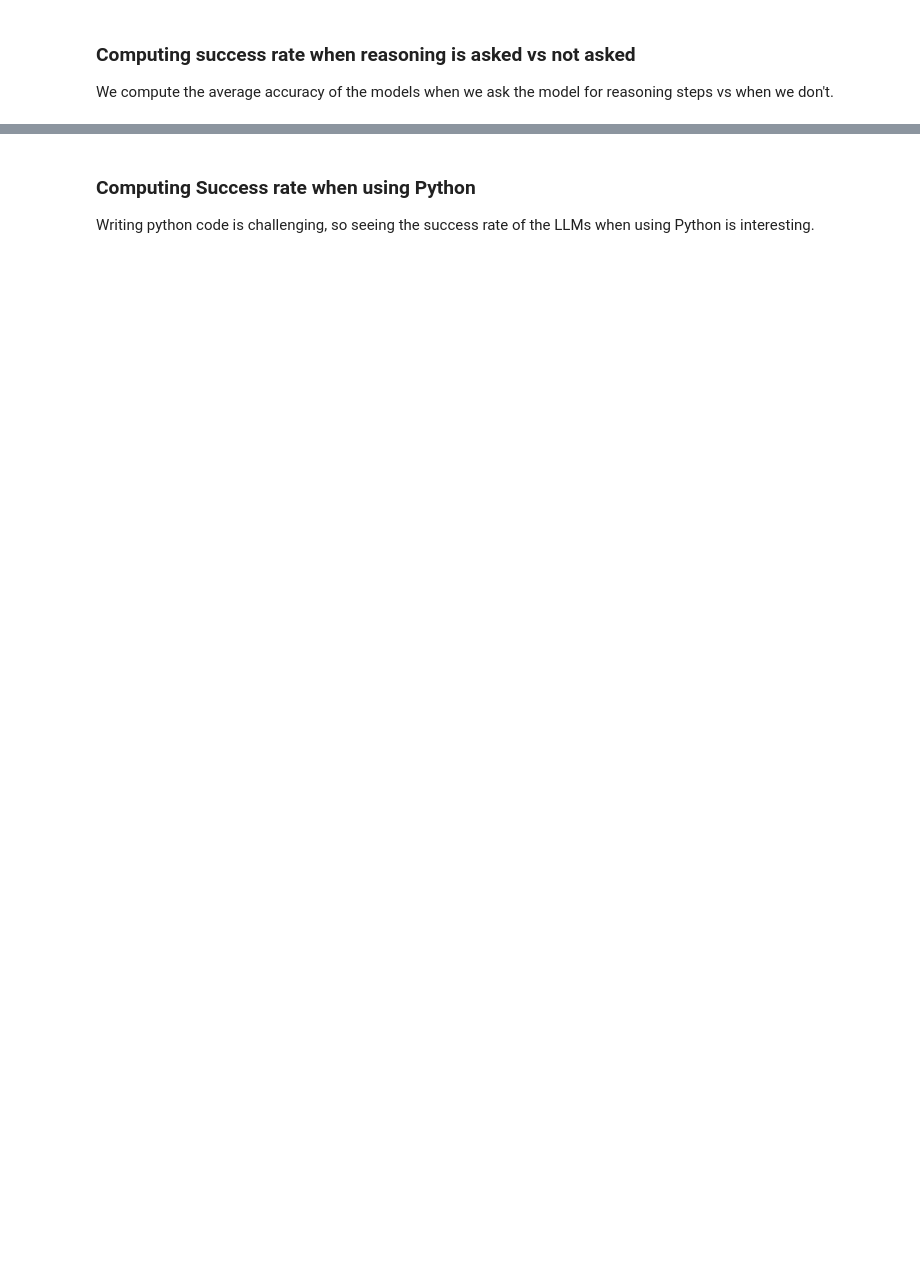
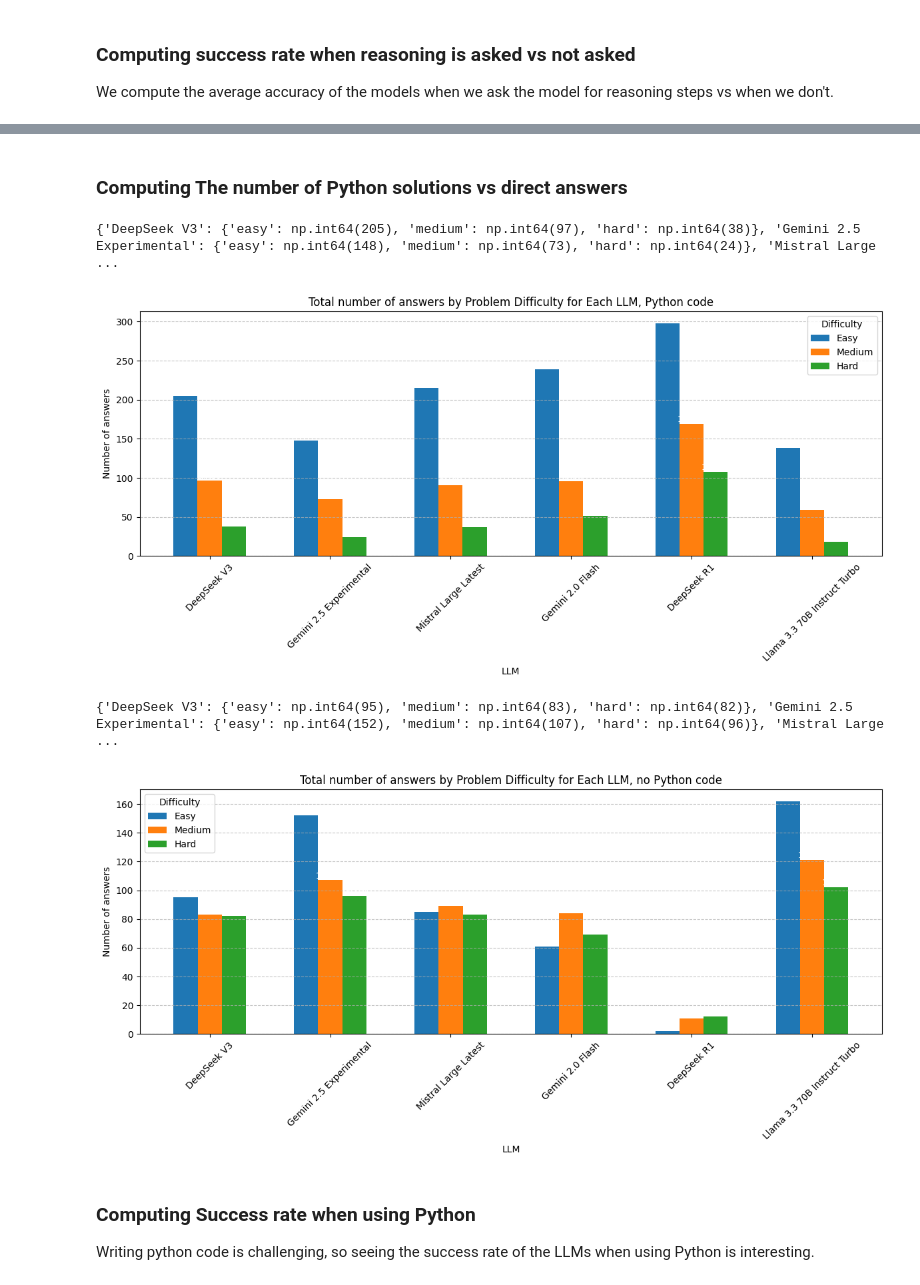
Before and after one commit to theodormoroianu/mateinfoub-with-llm, a Jupyter notebook: src/analysis.ipynb, the cells around one changed output, grey strips where cells are left out. Drawn from its saved outputs; the diff is of its cells as text; code cells hidden in the pictures; blank space fills up the shorter version.

```diff
--- a/src/analysis.ipynb
+++ b/src/analysis.ipynb
@@ -245,3 +381,77 @@ for sol_file in ["solutions", "solutions_no_reasoning"]:
+# %% [markdown]
+### Computing The number of Python solutions vs direct answers
+# %%
+for use_python in [True, False]:
+    # Extract data from DuckDB
+    df = duckdb.sql(
+        f"""
+        SELECT problem_index, llm, SUM(correct) as correct, COUNT(*) as total
+        FROM solutions
+        WHERE python_code is {"" if use_python else "not"} null
+        GROUP BY problem_index, llm
+    """
+    ).df()
+
+    plot_data = {model: {"easy": [], "medium": [], "hard": []} for model in MODELS}
+    for _, row in df.iterrows():
+        plot_data[row["llm"]][problem_index_to_difficulty(row["problem_index"])].append(
+            row["total"]
+        )
+
+    # Plot the data
+
+    # Calculate total for each difficulty level
+    total_plot_data = {
+        model: {
+            difficulty: np.sum(total) for difficulty, total in data.items()
+        }
+        for model, data in plot_data.items()
+    }
+
+    print(total_plot_data)
+
+    # Plot the data
+    plt.figure(figsize=(12, 6))
+    bar_width = 0.2
+    index = np.arange(len(MODELS))
+
+    for i, difficulty in enumerate(["easy", "medium", "hard"]):
+        total = [total_plot_data[model][difficulty] for model in MODELS]
+        bars = plt.bar(
+            index + i * bar_width,
+            total,
+            bar_width,
+            label=f"{difficulty.capitalize()}",
+        )
+
+        # Add values on top of the bars
+        for bar, accuracy in zip(bars, total):
+            plt.text(
+                bar.get_x() + bar.get_width() / 2,
+                bar.get_height() - 0.05,
+                f"{accuracy:.2f}",
+                ha="center",
+                va="bottom",
+                fontsize=9,
+                color="white",
+            )
+
+    plt.xlabel("LLM")
+    plt.ylabel("Number of answers")
+    plt.title(
+        f"Total number of answers by Problem Difficulty for Each LLM, {'Python code' if use_python else 'no Python code'}"
+    )
+    plt.xticks(index + bar_width, MODELS, rotation=45)
+    # plt.ylim(0, 1)
+    plt.legend(title="Difficulty")
+    plt.grid(axis="y", linestyle="--", alpha=0.7)
+    plt.tight_layout()
+    plt.show()
+# %% [output]
+{'DeepSeek V3': {'easy': np.int64(205), 'medium': np.int64(97), 'hard': np.int64(38)}, 'Gemini 2.5 Experimental': {'easy': np.int64(148), 'medium': np.int64(73), 'hard': np.int64(24)}, 'Mistral Large  ...
+[figure, added]
+{'DeepSeek V3': {'easy': np.int64(95), 'medium': np.int64(83), 'hard': np.int64(82)}, 'Gemini 2.5 Experimental': {'easy': np.int64(152), 'medium': np.int64(107), 'hard': np.int64(96)}, 'Mistral Large  ...
+[figure, added]
 # %% [markdown]
 ### Computing Success rate when using Python
 
```
Also changed, not shown: parts of 9 cells of this notebook, 11 other files.
